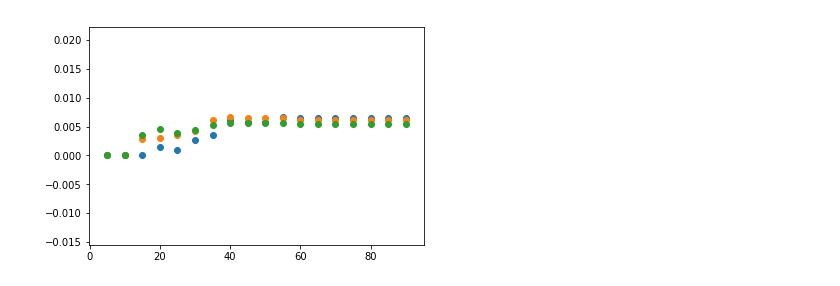
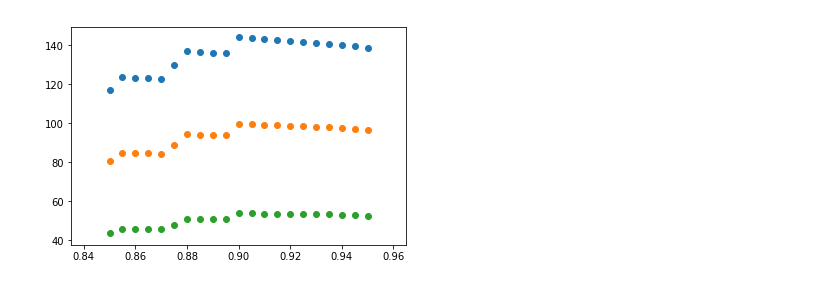
Before and after one commit to irenecortinovis/HiggsSearch-LEP, a Jupyter notebook: scan_events.ipynb, the cells around one changed output. Saved outputs shown, nothing was run; the diff lists cells and outputs as text; code cells hidden in the pictures.

Commit message:
implemented sequential cuts with purity*efficiency, fixed minor bugs

```diff
--- a/scan_events.ipynb
+++ b/scan_events.ipynb
@@ -142,7 +116,7 @@ df_qq
 ##########################################################
 
 #check variables for each channel, try to make some sense out of them and try to see possible cuts
-varlist = ['mmis', 'mvissc', 'fmvis', 'btag1', 'btag2', 'ucsdbt0','xmj1p2' ]
+varlist = ['mmis', 'fmvis', 'btag1', 'btag2', 'ucsdbt0', 'acoll']
 #varlist = ['mmis', 'pho_ene']
 varlength = len(varlist)
 
@@ -190,0 +165,9 @@ for varname in varlist:
+# %%
+#find n of events in signal
+for dfname in df_names:
+    index = df_names.index(dfname)
+    if bkgsigdata[index] == 'sgn':
+        scalef = pumpsignal*scalefactor(int_lumi, n_events(df_list[index]), dfxsec(dfname, df_names))
+        weights = scalef*np.ones_like(np.linspace(1,n_events(df_list_cut[index]), n_events(df_list_cut[index])))
+        nevents=((n_events(df_list_cut[index]))*scalef)
+        print (dfname, nevents)
@@ -191,11 +178,11 @@ for varname in varlist:
 # %%
-##########################################
-# plot efficiency s/sqrt(b) varying cuts #
-##########################################
+#######################################
+# plot efficiency*purity varying cuts #
+#######################################
 
 
 #check variables for each channel, try to make some sense out of them and try to see possible cuts
-varlist = ['btag1', 'btag2', 'xmj1p2', 'ucsdbt0', 'mmis','acoll']
+varlist = ['btag1', 'btag2', 'ucsdbt0', 'mmis','acoll', 'mvis']
 varlength = len(varlist)
 
 colors = ['yellow', 'red', 'blue', 'green', 'pink', 'black']
@@ -208,32 +195,40 @@ df_list_cut = []
 eff_85 = []
 eff_90 = []
 eff_95 = []
+pur_85 = []
+pur_90 = []
+pur_95 = []
+effpur_85 = []
+effpur_90 = []
+effpur_95 = []
+
+sgn_nocut_85 = 255.71719630181926
+sgn_nocut_90 = 180.48851139240506
+sgn_nocut_95 = 82.03134148923446
+
+scatterxaxis = []
 
 
 #btag
-xrange_btag = np.linspace(0,1,21)
-#angle
-xrange_angle = np.linspace(0,90,19)
+xrange_btag = np.linspace(0.85,0.95,21)
+#angle acollinaerity
+xrange_angle = np.linspace(0,180,19)
 #ucsdbt0
 xrange_bts = np.linspace(0,14,30)
-#xmj1p2
-xrange_xmj = np.linspace(10,100,10)
 
 
-xrange = xrange_angle
-
-for anglesaxon in xrange:
+xrange = xrange_btag
+for cutvalue in xrange:
     df_list_cut = []
-    print(anglesaxon)
+    print(cutvalue)
     #f, axs = plt.subplots(varlength, 2, sharey='row', sharex='row', figsize=(15,varlength*5))
 
     for dfname in df_names:
         index = df_names.index(dfname)
-        tmpdf = (df_list[index])[(df_list[index])['btag1'] > 0.8]
-        tmpdf = tmpdf[tmpdf['btag2'] > 0.8]
-        tmpdf = tmpdf[tmpdf['ucsdbt0'] >2.5]
-        tmpdf = tmpdf[tmpdf['xmj1p2'] >40]
-        tmpdf = tmpdf[tmpdf['acoll'] < anglesaxon*np.pi/180]
+        tmpdf = (df_list[index])[(df_list[index])['acoll'] < cutvalue*np.pi/180]
+        tmpdf = (df_list[index])[(df_list[index])['btag1'] > cutvalue]
+        tmpdf = (df_list[index])[(df_list[index])['btag2'] > cutvalue]
+        tmpdf = (df_list[index])[(df_list[index])['ucsdbt0'] > cutvalue]
         df_list_cut.append(tmpdf)
 
 
@@ -297,15 +292,29 @@ for anglesaxon in xrange:
             elif index == 8:
                 sgn_ev_95+=nev/pumpsignal
 
-    eff_85.append(sgn_ev_85/np.sqrt(bkg_ev))
-    eff_90.append(sgn_ev_90/np.sqrt(bkg_ev))
-    eff_95.append(sgn_ev_95/np.sqrt(bkg_ev))
+    if(sgn_ev_85+bkg_ev != 0 and sgn_ev_90+bkg_ev !=0 and sgn_ev_95+bkg_ev != 0):
+
+        scatterxaxis.append(cutvalue)
+
+        #efficiency = n signal events after cuts / n signal events before cuts
+        eff_85.append(sgn_ev_85/sgn_nocut_85)
+        eff_90.append(sgn_ev_90/sgn_nocut_90)
+        eff_95.append(sgn_ev_95/sgn_nocut_95)
+
+        #purity = n signal events after cuts / n signal+background events after cuts
+        pur_85.append(sgn_ev_85/(sgn_ev_85+bkg_ev))
+        pur_90.append(sgn_ev_90/(sgn_ev_90+bkg_ev))
+        pur_95.append(sgn_ev_95/(sgn_ev_95+bkg_ev))
+
+        #purity*efficiency
+        effpur_85.append(sgn_ev_85/sgn_nocut_85 * sgn_ev_85/(sgn_ev_85+bkg_ev) * 1e8)
+        effpur_90.append(sgn_ev_90/sgn_nocut_90 * sgn_ev_90/(sgn_ev_90+bkg_ev) * 1e8)
+        effpur_95.append(sgn_ev_95/sgn_nocut_95 * sgn_ev_95/(sgn_ev_95+bkg_ev) * 1e8)
 
 
 
-plt.scatter(xrange,eff_85)
-plt.scatter(xrange,eff_90)
-plt.scatter(xrange,eff_95)
-
+plt.scatter(scatterxaxis,effpur_85)
+plt.scatter(scatterxaxis,effpur_90)
+plt.scatter(scatterxaxis,effpur_95)
 plt.show()
 # %% [output]
@@ -331,2 +338,2 @@ plt.show()
-[figure, old version]
+[figure, new version]
 # %%
```
Also changed, not shown: parts of 15 cells of this notebook.
